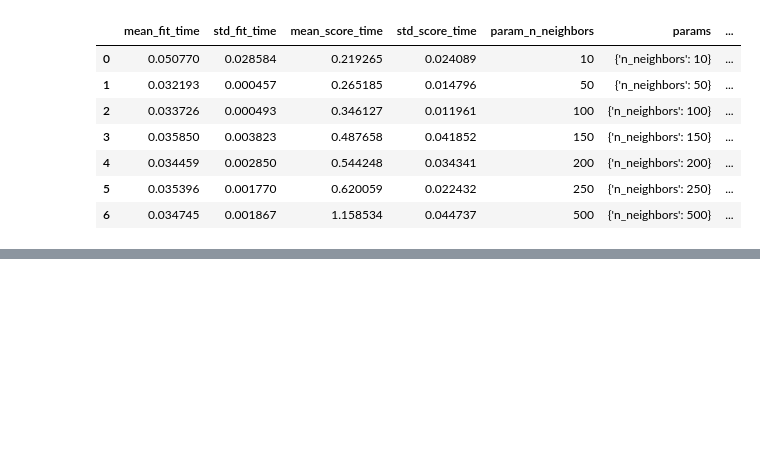
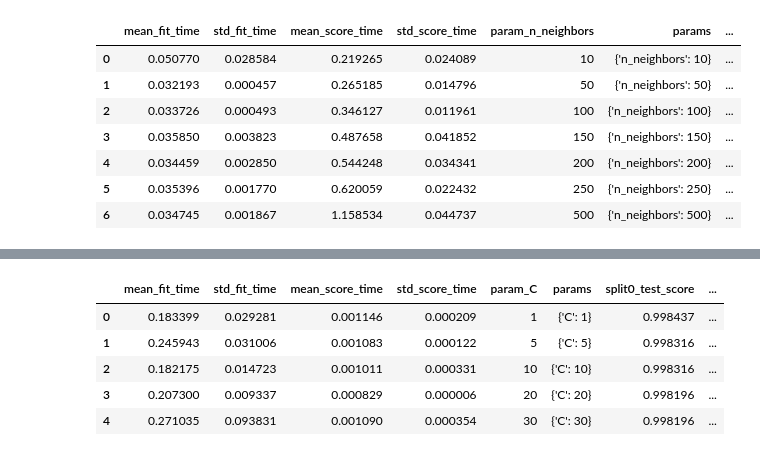
Before and after one commit to blessingcharles/ProjectHeatBlaster, a Jupyter notebook: heatblaster/payload_model_selection.ipynb, the cells around one changed output, grey strips where cells are left out. Cells and saved outputs as stored; diff of their text form; code cells hidden in the pictures; blank space fills up the shorter version.

```diff
--- a/heatblaster/payload_model_selection.ipynb
+++ b/heatblaster/payload_model_selection.ipynb
@@ -141,9 +188,16 @@ pd.DataFrame(rf_clf.cv_results_)
 # %%
 #logistic regresion
 
-lg_clf = GridSearchCV(LogisticRegression() , {
-    "C":[1,5,10]
+lg_clf = GridSearchCV(LogisticRegression(max_iter=1000) , {
+    "C":[1,5,10,20,30]
 } ,cv=5)
 
 lg_clf.fit(x,y)
 pd.DataFrame(lg_clf.cv_results_)
+# %% [output]
+|  | mean_fit_time | std_fit_time | mean_score_time | std_score_time | param_C | params | split0_test_score | ... |
+| 0 | 0.183399 | 0.029281 | 0.001146 | 0.000209 | 1 | {'C': 1} | 0.998437 | ... |
+| 1 | 0.245943 | 0.031006 | 0.001083 | 0.000122 | 5 | {'C': 5} | 0.998316 | ... |
+| 2 | 0.182175 | 0.014723 | 0.001011 | 0.000331 | 10 | {'C': 10} | 0.998316 | ... |
+| 3 | 0.207300 | 0.009337 | 0.000829 | 0.000006 | 20 | {'C': 20} | 0.998196 | ... |
+| 4 | 0.271035 | 0.093831 | 0.001090 | 0.000354 | 30 | {'C': 30} | 0.998196 | ... |
```
Also changed, not shown: parts of 14 cells of this notebook, 8 other files.
